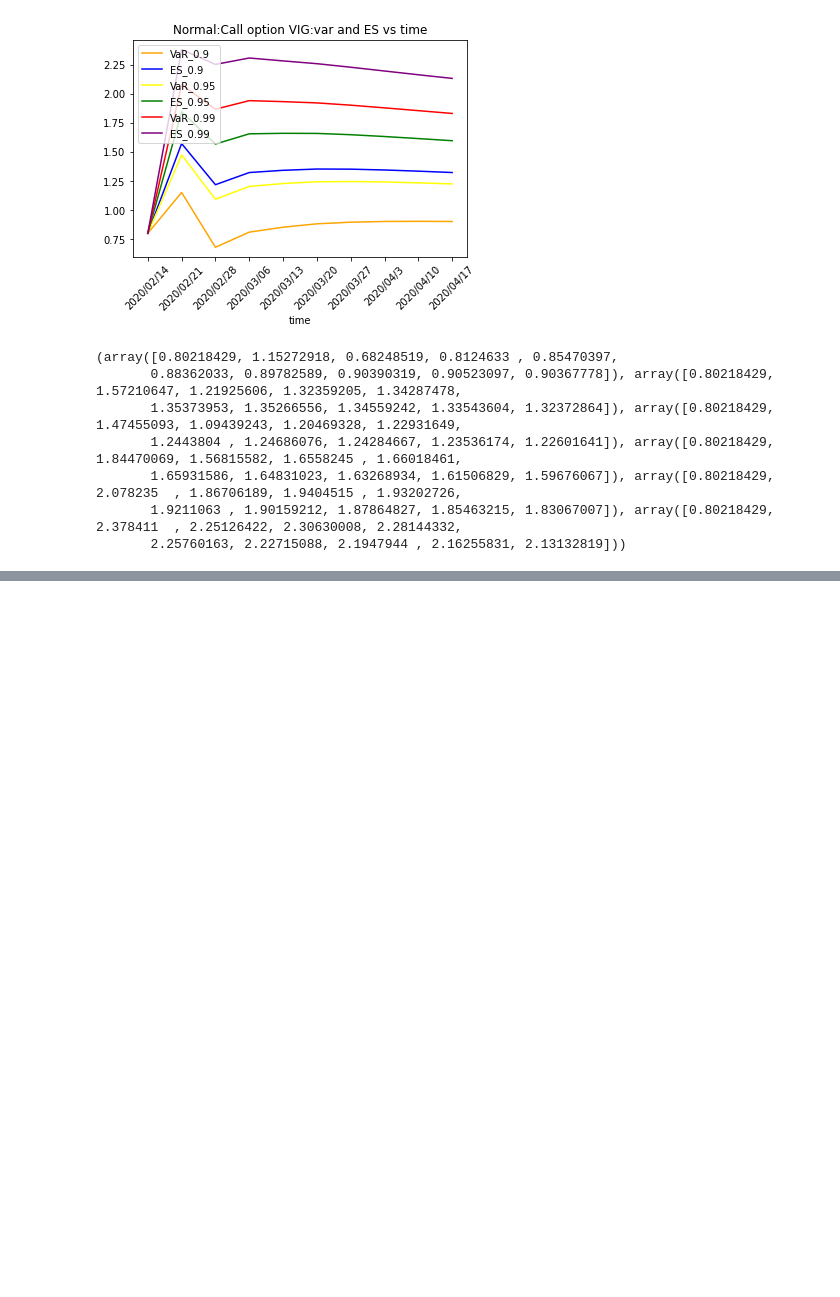
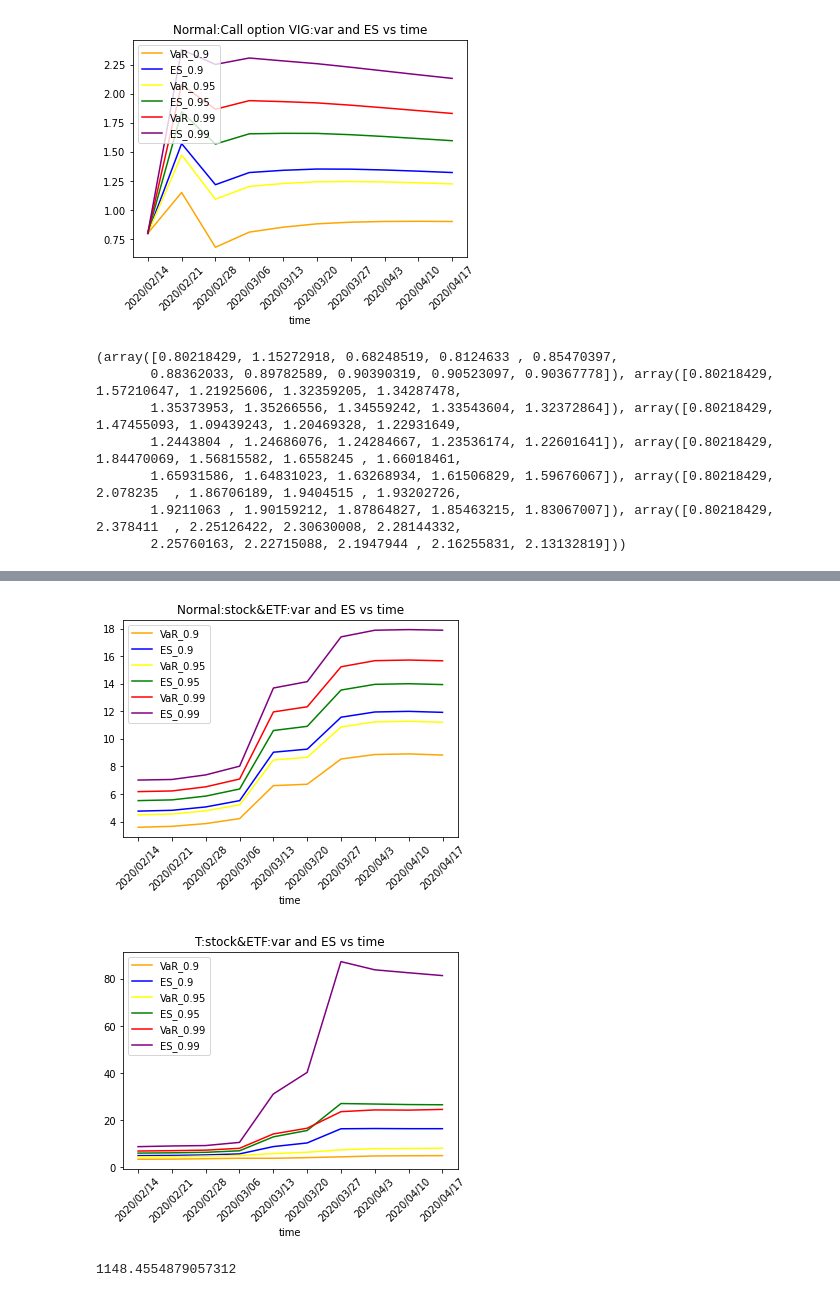
Before and after one commit to ZiyueNie/575, a Jupyter notebook: src/IB_new.ipynb, the cells around one changed output, grey strips where cells are left out. Saved outputs shown, nothing was run; the diff lists cells and outputs as text; code cells hidden in the pictures; blank space fills up the shorter version.

```diff
--- a/src/IB_new.ipynb
+++ b/src/IB_new.ipynb
@@ -418,0 +427,4 @@ print(b)
+# %%
+def bond(C,r,F,t,N):
+  price=C*np.exp(-t/182*r)*(1-np.exp(-(N+1)*r))/(1-np.exp(-r))+F*np.exp((-t/182+N)*r)
+  return price
@@ -418,0 +521,14 @@ print(b)
+# %%
+b2=bond_N(change2)
+#print(bond_N(change1))
+B2=plot_N(b2)
+b22=bond_T(change2)
+B22=plot_T(b22)
+# %% [output]
+[figure, added]
+[figure, added]
+# %%
+p=c*(np.exp(-r)-np.exp(-17*r))/(1-np.exp(-r))+F*np.exp(-16*r)
+print(p)
+# %% [output]
+1148.4554879057312
```
Also changed, not shown: parts of 14 cells of this notebook.
